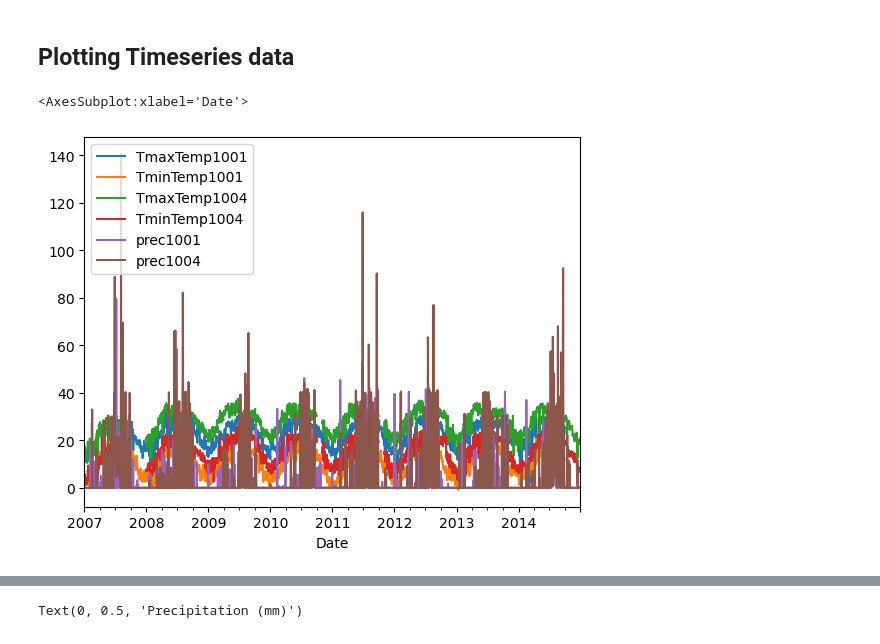
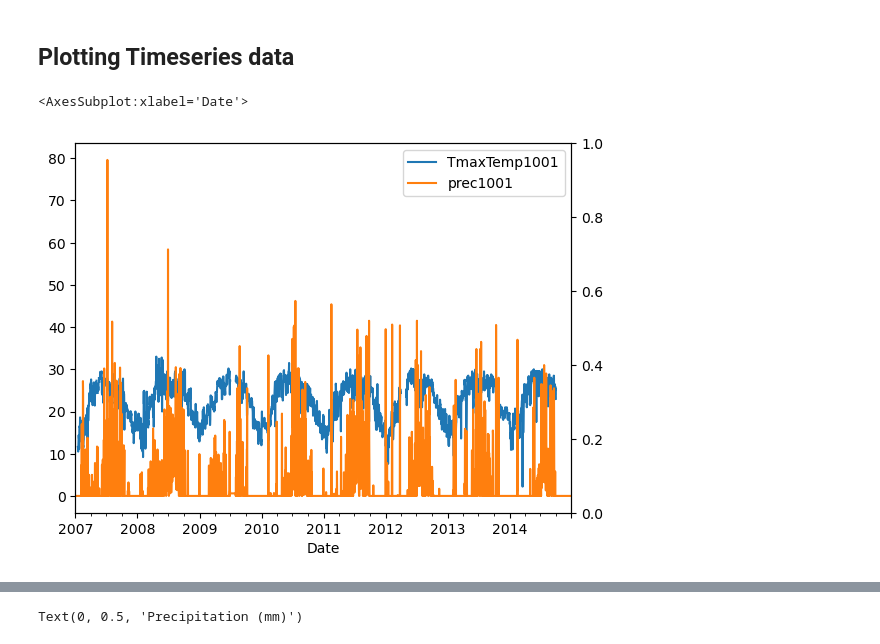
Before and after one commit to ryans1286/python-data-analysis-workshop, a Jupyter notebook: 03_importingData-advancedPlotting.ipynb, the cells around one changed output, grey strips where cells are left out. Drawn from its saved outputs; the diff is of its cells as text; code cells hidden in the pictures.

```diff
--- a/03_importingData-advancedPlotting.ipynb
+++ b/03_importingData-advancedPlotting.ipynb
@@ -115,7 +115,9 @@ data
 # %%
 #For example, we can quickly make a plot of all the data in our data frame
 #This plot doesn't look very good, but we quickly plotted 7 years of data with a single line of code
-data.plot()
+ax1 = data.plot(y = ['TmaxTemp1001'])
+ax2 = twinx()
+data.plot(y = ['prec1001'], ax = ax1)
 # %% [output]
 <AxesSubplot:xlabel='Date'>
-[figure, old version]
+[figure, new version]
```
Also changed, not shown: parts of 8 cells of this notebook, 4 other files.
